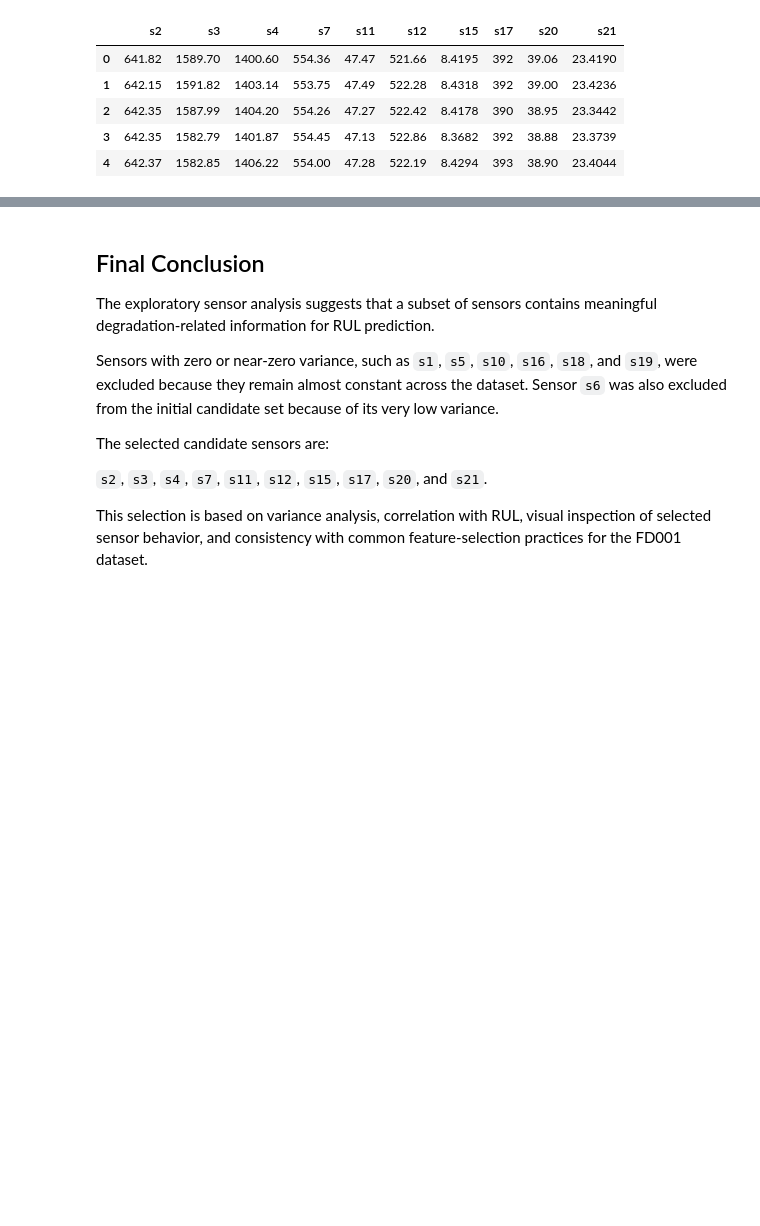
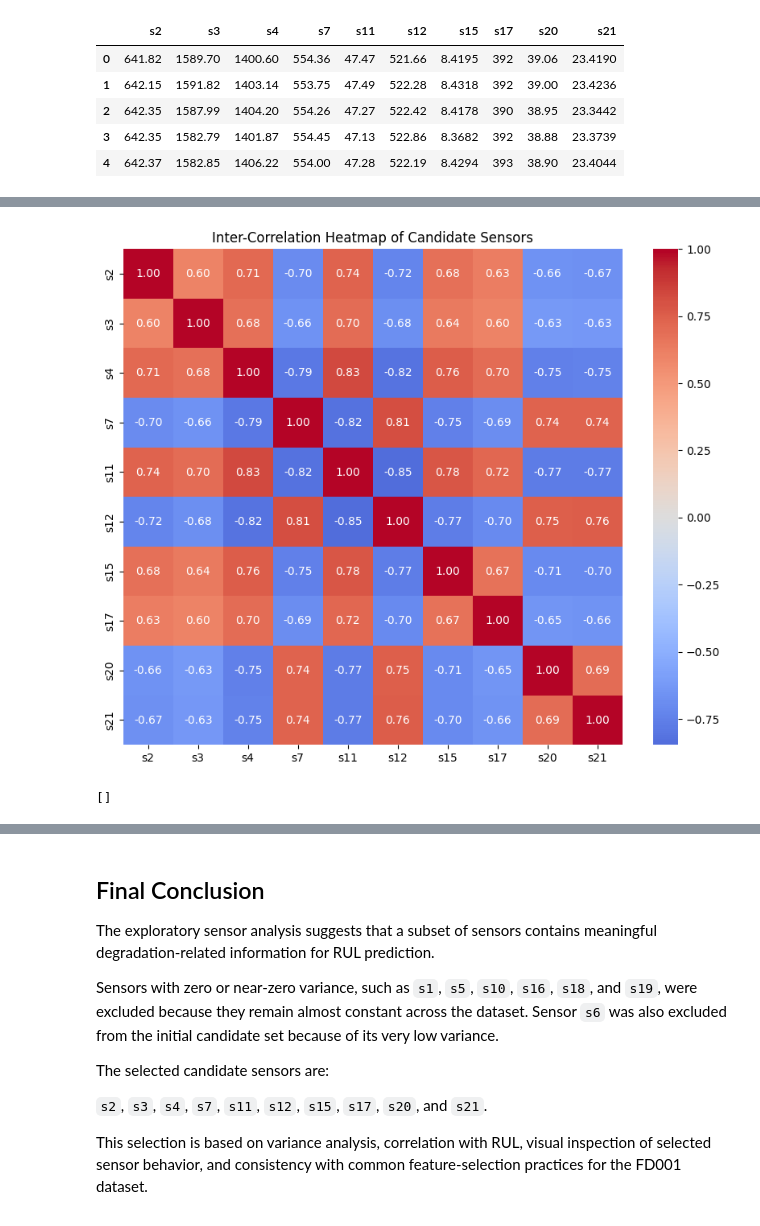
Before and after one commit to Alirzakf/Aircraft-Engine-Predictive-Maintenance-NASA-C-MAPSS, a Jupyter notebook: notebooks/03_sensor_analysis.ipynb, the cells around one changed output, grey strips where cells are left out. Cells and saved outputs as stored; diff of their text form; code cells hidden in the pictures; blank space fills up the shorter version.

Commit message:
Add candidate sensor inter-correlation analysis

```diff
--- a/notebooks/03_sensor_analysis.ipynb
+++ b/notebooks/03_sensor_analysis.ipynb
@@ -535,0 +550,40 @@ df[selected_sensors].head()
+# %%
+import seaborn as sns
+
+selected_sensors = [
+    "s2", "s3", "s4", "s7", "s11",
+    "s12", "s15", "s17", "s20", "s21"
+]
+
+candidate_corr = df[selected_sensors].corr()
+
+plt.figure(figsize=(10, 8))
+sns.heatmap(
+    candidate_corr,
+    annot=True,
+    fmt=".2f",
+    cmap="coolwarm",
+    center=0
+)
+
+plt.title("Inter-Correlation Heatmap of Candidate Sensors")
+plt.show()
+# %% [output]
+[figure, added]
+# %%
+high_corr_pairs = []
+
+threshold = 0.90
+
+for i in range(len(candidate_corr.columns)):
+    for j in range(i + 1, len(candidate_corr.columns)):
+        sensor_1 = candidate_corr.columns[i]
+        sensor_2 = candidate_corr.columns[j]
+        corr_value = candidate_corr.iloc[i, j]
+
+        if abs(corr_value) >= threshold:
+            high_corr_pairs.append((sensor_1, sensor_2, corr_value))
+
+high_corr_pairs
+# %% [output]
+[]
```
Also changed, not shown: parts of 2 cells of this notebook.
